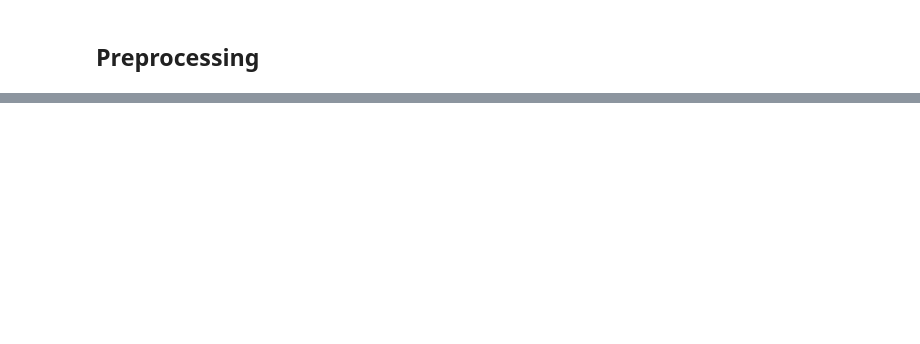
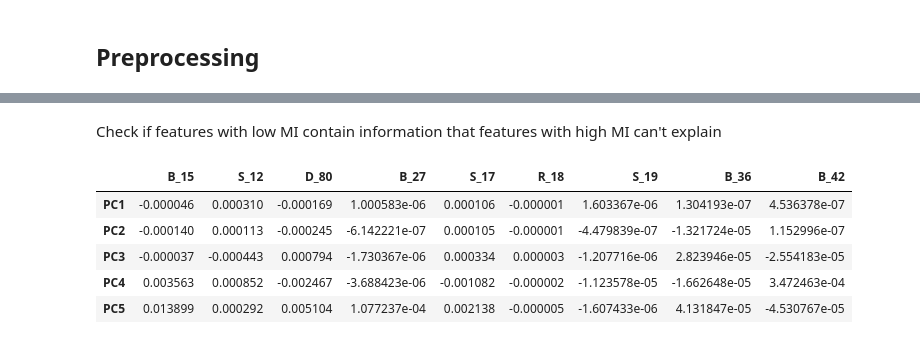
Before and after one commit to echefcy/kaggle, a Jupyter notebook: amex_defaults/ Solution.ipynb, the cells around one changed output, grey strips where cells are left out. Saved outputs shown, nothing was run; the diff lists cells and outputs as text; code cells hidden in the pictures; blank space fills up the shorter version.

```diff
--- a/amex_defaults/ Solution.ipynb
+++ b/amex_defaults/ Solution.ipynb
@@ -343,0 +418,12 @@ array([[<matplotlib.axes._subplots.AxesSubplot object at 0x...>,
+# %% [markdown]
+Check if features with low MI contain information that features with high MI can't explain
+# %%
+pca_low_mi = (components.loc[(components.index.isin(mi_scores.tail(20).index))]).T
+pca_low_mi.head()
+# %% [output]
+|  | B_15 | S_12 | D_80 | B_27 | S_17 | R_18 | S_19 | B_36 | B_42 |
+| PC1 | -0.000046 | 0.000310 | -0.000169 | 1.000583e-06 | 0.000106 | -0.000001 | 1.603367e-06 | 1.304193e-07 | 4.536378e-07 |
+| PC2 | -0.000140 | 0.000113 | -0.000245 | -6.142221e-07 | 0.000105 | -0.000001 | -4.479839e-07 | -1.321724e-05 | 1.152996e-07 |
+| PC3 | -0.000037 | -0.000443 | 0.000794 | -1.730367e-06 | 0.000334 | 0.000003 | -1.207716e-06 | 2.823946e-05 | -2.554183e-05 |
+| PC4 | 0.003563 | 0.000852 | -0.002467 | -3.688423e-06 | -0.001082 | -0.000002 | -1.123578e-05 | -1.662648e-05 | 3.472463e-04 |
+| PC5 | 0.013899 | 0.000292 | 0.005104 | 1.077237e-04 | 0.002138 | -0.000005 | -1.607433e-06 | 4.131847e-05 | -4.530767e-05 |
```
Also changed, not shown: parts of 46 cells of this notebook, 4 other files.
